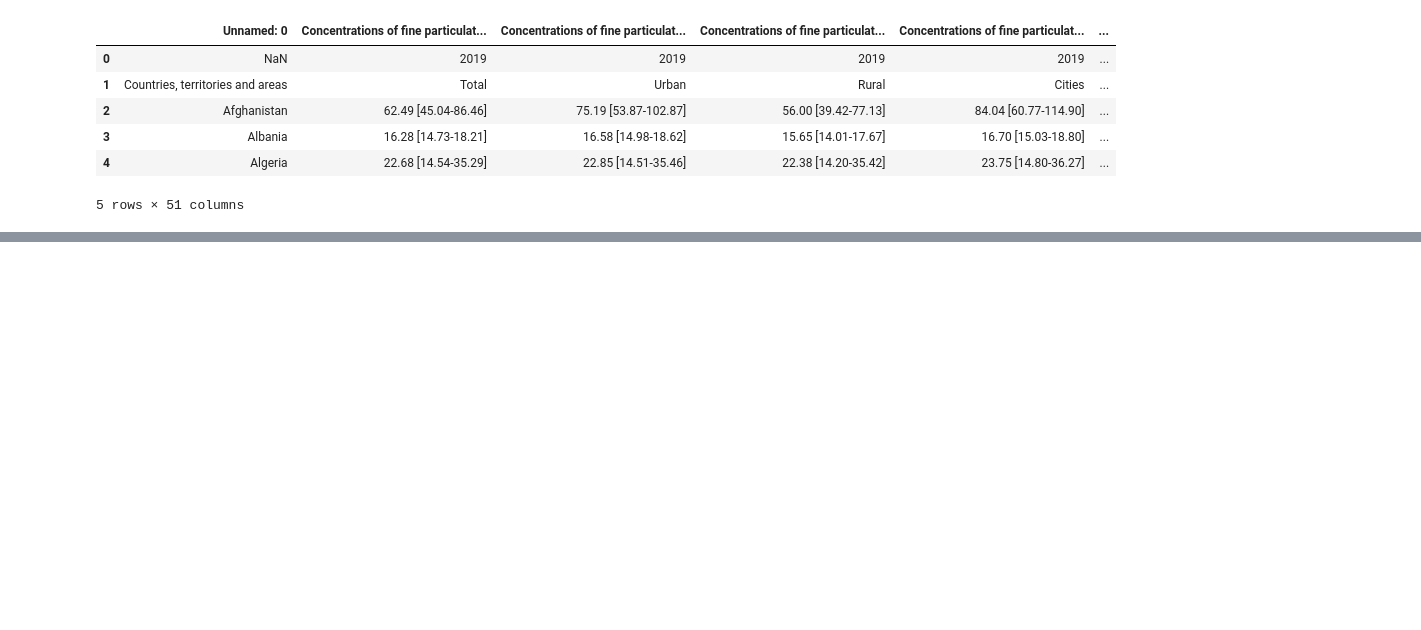
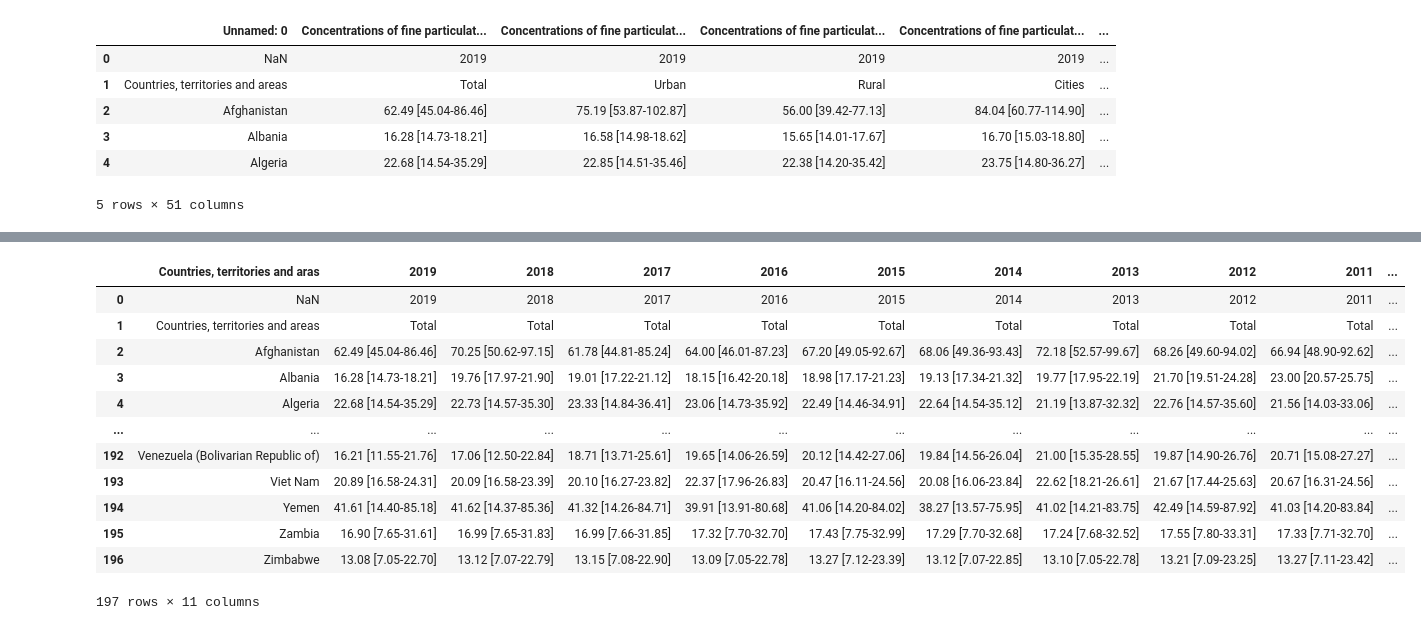
Before and after one commit to YatHui/EveryBreathYouTake, a Jupyter notebook: data_sets/air_quality/air_quality.ipynb, the cells around one changed output, grey strips where cells are left out. Drawn from its saved outputs; the diff is of its cells as text; code cells hidden in the pictures; blank space fills up the shorter version.

Commit message:
cleaning datasets to create mean_pm25.py

```diff
--- a/data_sets/air_quality/air_quality.ipynb
+++ b/data_sets/air_quality/air_quality.ipynb
@@ -8,7 +9,7 @@ Concentrations of fine particulate matter (PM2.5) of all countries from 2011 - 2
 # %%
 import pandas as pd
 # %%
-df = pd.read_csv('WHO_Air_quality_database_2023.csv')
+df = pd.read_csv('WHO_,annual_mean_pm25.csv')
 df.head()
 # %% [output]
 |  | Unnamed: 0 | Concentrations of fine particulat... | Concentrations of fine particulat... | Concentrations of fine particulat... | Concentrations of fine particulat... | ... |
@@ -62,0 +24,4 @@ df_2019
+# %%
+df_total = df
+df_total = df.iloc[:, [0, 1, 6, 11, 16, 21, 26, 31, 36, 41, 46]]
+df_total
@@ -62,0 +42,19 @@ df_2019
+# %%
+# Rename column names
+
+new_columns = ['Countries, territories and aras','2019', '2018', '2017', '2016', '2015', '2014', '2013', '2012', '2011', '2010' ]
+df_total.columns = new_columns
+# %% [output]
+|  | Countries, territories and aras | 2019 | 2018 | 2017 | 2016 | 2015 | 2014 | 2013 | 2012 | 2011 | ... |
+| 0 | NaN | 2019 | 2018 | 2017 | 2016 | 2015 | 2014 | 2013 | 2012 | 2011 | ... |
+| 1 | Countries, territories and areas | Total | Total | Total | Total | Total | Total | Total | Total | Total | ... |
+| 2 | Afghanistan | 62.49 [45.04-86.46] | 70.25 [50.62-97.15] | 61.78 [44.81-85.24] | 64.00 [46.01-87.23] | 67.20 [49.05-92.67] | 68.06 [49.36-93.43] | 72.18 [52.57-99.67] | 68.26 [49.60-94.02] | 66.94 [48.90-92.62] | ... |
+| 3 | Albania | 16.28 [14.73-18.21] | 19.76 [17.97-21.90] | 19.01 [17.22-21.12] | 18.15 [16.42-20.18] | 18.98 [17.17-21.23] | 19.13 [17.34-21.32] | 19.77 [17.95-22.19] | 21.70 [19.51-24.28] | 23.00 [20.57-25.75] | ... |
+| 4 | Algeria | 22.68 [14.54-35.29] | 22.73 [14.57-35.30] | 23.33 [14.84-36.41] | 23.06 [14.73-35.92] | 22.49 [14.46-34.91] | 22.64 [14.54-35.12] | 21.19 [13.87-32.32] | 22.76 [14.57-35.60] | 21.56 [14.03-33.06] | ... |
+| ... | ... | ... | ... | ... | ... | ... | ... | ... | ... | ... | ... |
+| 192 | Venezuela (Bolivarian Republic of) | 16.21 [11.55-21.76] | 17.06 [12.50-22.84] | 18.71 [13.71-25.61] | 19.65 [14.06-26.59] | 20.12 [14.42-27.06] | 19.84 [14.56-26.04] | 21.00 [15.35-28.55] | 19.87 [14.90-26.76] | 20.71 [15.08-27.27] | ... |
+| 193 | Viet Nam | 20.89 [16.58-24.31] | 20.09 [16.58-23.39] | 20.10 [16.27-23.82] | 22.37 [17.96-26.83] | 20.47 [16.11-24.56] | 20.08 [16.06-23.84] | 22.62 [18.21-26.61] | 21.67 [17.44-25.63] | 20.67 [16.31-24.56] | ... |
+| 194 | Yemen | 41.61 [14.40-85.18] | 41.62 [14.37-85.36] | 41.32 [14.26-84.71] | 39.91 [13.91-80.68] | 41.06 [14.20-84.02] | 38.27 [13.57-75.95] | 41.02 [14.21-83.75] | 42.49 [14.59-87.92] | 41.03 [14.20-83.84] | ... |
+| 195 | Zambia | 16.90 [7.65-31.61] | 16.99 [7.65-31.83] | 16.99 [7.66-31.85] | 17.32 [7.70-32.70] | 17.43 [7.75-32.99] | 17.29 [7.70-32.68] | 17.24 [7.68-32.52] | 17.55 [7.80-33.31] | 17.33 [7.71-32.70] | ... |
+| 196 | Zimbabwe | 13.08 [7.05-22.70] | 13.12 [7.07-22.79] | 13.15 [7.08-22.90] | 13.09 [7.05-22.78] | 13.27 [7.12-23.39] | 13.12 [7.07-22.85] | 13.10 [7.05-22.78] | 13.21 [7.09-23.25] | 13.27 [7.11-23.42] | ... |
+197 rows × 11 columns
```
Also changed, not shown: parts of 13 cells of this notebook, 2 other files.
